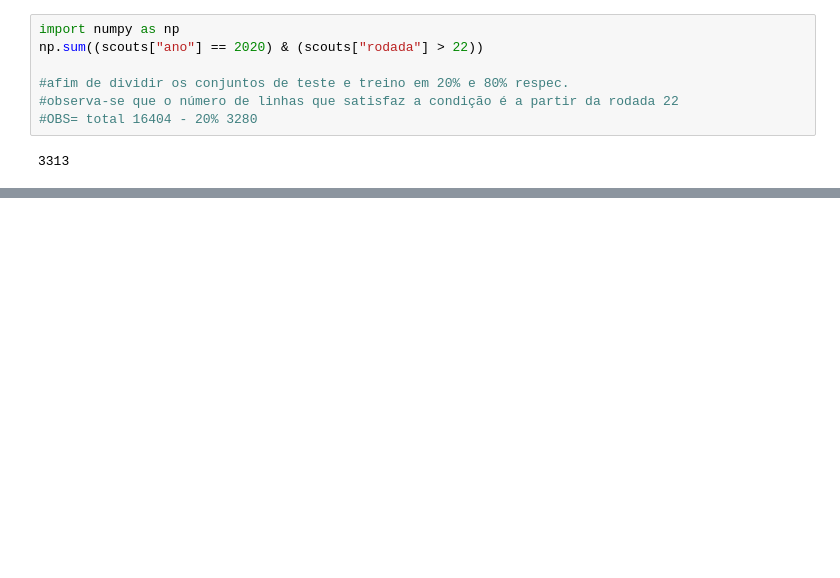
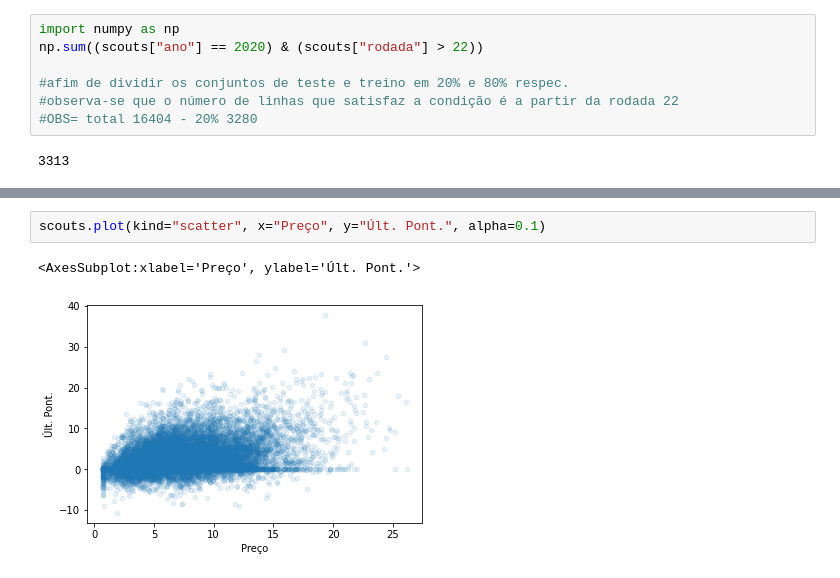
Before and after one commit to carlooshh/handson-cartola-ml, a Jupyter notebook: cartola-ml.ipynb, the cells around one changed output, grey strips where cells are left out. Saved outputs shown, nothing was run; the diff lists cells and outputs as text; blank space fills up the shorter version.

```diff
--- a/cartola-ml.ipynb
+++ b/cartola-ml.ipynb
@@ -143,0 +167,5 @@ memory usage: 3.1+ MB
+# %%
+scouts.plot(kind="scatter", x="Preço", y="Últ. Pont.", alpha=0.1)
+# %% [output]
+<AxesSubplot:xlabel='Preço', ylabel='Últ. Pont.'>
+[figure, added]
```
Also changed, not shown: parts of 31 cells of this notebook.
